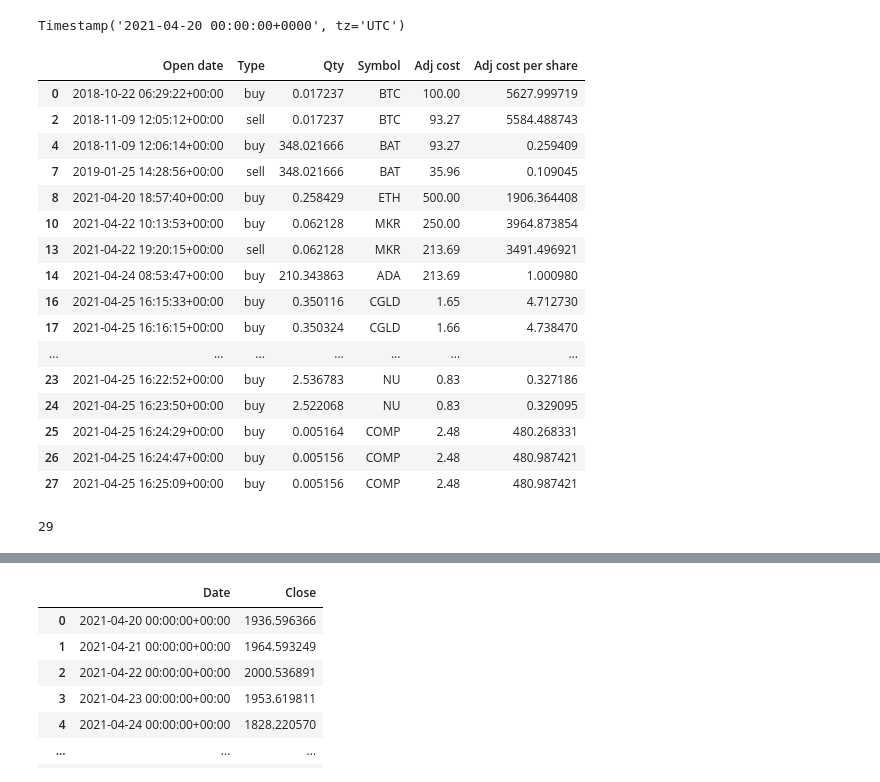
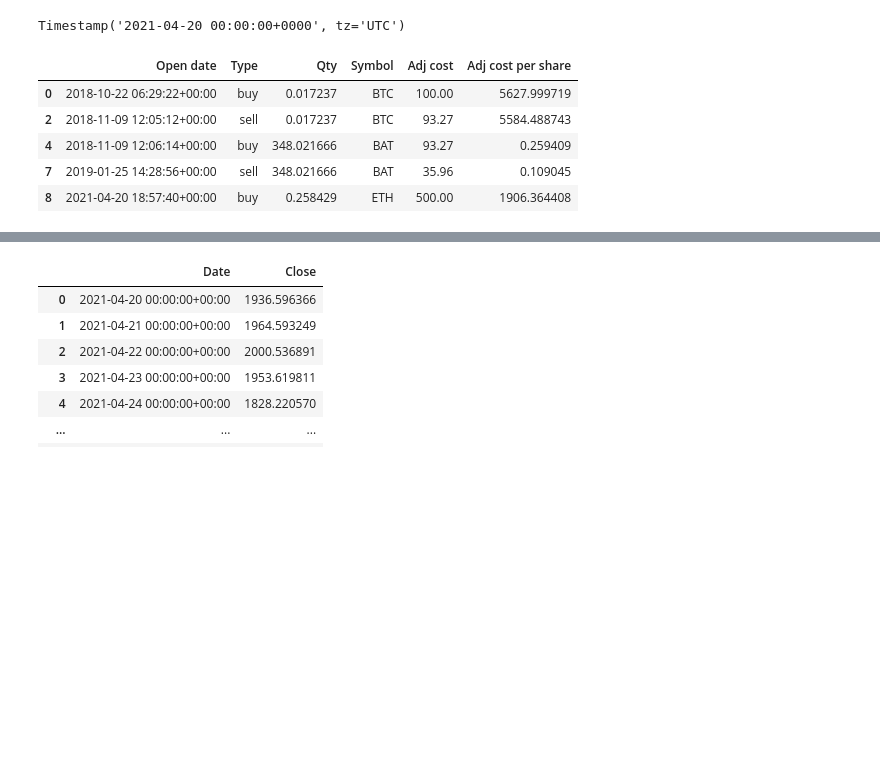
Before and after one commit to giocaizzi/surfingcrypto, a Jupyter notebook: notebooks/portfolio.ipynb, the cells around one changed output, grey strips where cells are left out. Drawn from its saved outputs; the diff is of its cells as text; code cells hidden in the pictures; blank space fills up the shorter version.

```diff
--- a/notebooks/portfolio.ipynb
+++ b/notebooks/portfolio.ipynb
@@ -48,26 +65,11 @@ t.stocks_start
 # %% [output]
 Timestamp('2021-04-20 00:00:00+0000', tz='UTC')
 # %%
-t.portfolio_df.head(20)
+t.portfolio_df.head()
 # %% [output]
 |  | Open date | Type | Qty | Symbol | Adj cost | Adj cost per share |
 | 0 | 2018-10-22 06:29:22+00:00 | buy | 0.017237 | BTC | 100.00 | 5627.999719 |
 | 2 | 2018-11-09 12:05:12+00:00 | sell | 0.017237 | BTC | 93.27 | 5584.488743 |
 | 4 | 2018-11-09 12:06:14+00:00 | buy | 348.021666 | BAT | 93.27 | 0.259409 |
 | 7 | 2019-01-25 14:28:56+00:00 | sell | 348.021666 | BAT | 35.96 | 0.109045 |
 | 8 | 2021-04-20 18:57:40+00:00 | buy | 0.258429 | ETH | 500.00 | 1906.364408 |
-| 10 | 2021-04-22 10:13:53+00:00 | buy | 0.062128 | MKR | 250.00 | 3964.873854 |
-| 13 | 2021-04-22 19:20:15+00:00 | sell | 0.062128 | MKR | 213.69 | 3491.496921 |
-| 14 | 2021-04-24 08:53:47+00:00 | buy | 210.343863 | ADA | 213.69 | 1.000980 |
-| 16 | 2021-04-25 16:15:33+00:00 | buy | 0.350116 | CGLD | 1.65 | 4.712730 |
-| 17 | 2021-04-25 16:16:15+00:00 | buy | 0.350324 | CGLD | 1.66 | 4.738470 |
-| ... | ... | ... | ... | ... | ... | ... |
-| 23 | 2021-04-25 16:22:52+00:00 | buy | 2.536783 | NU | 0.83 | 0.327186 |
-| 24 | 2021-04-25 16:23:50+00:00 | buy | 2.522068 | NU | 0.83 | 0.329095 |
-| 25 | 2021-04-25 16:24:29+00:00 | buy | 0.005164 | COMP | 2.48 | 480.268331 |
-| 26 | 2021-04-25 16:24:47+00:00 | buy | 0.005156 | COMP | 2.48 | 480.987421 |
-| 27 | 2021-04-25 16:25:09+00:00 | buy | 0.005156 | COMP | 2.48 | 480.987421 |
-# %%
-print(len(t.portfolio_df.Symbol.unique()))
-# %% [output]
-29
```
Also changed, not shown: parts of 23 cells of this notebook, 3 other files.
